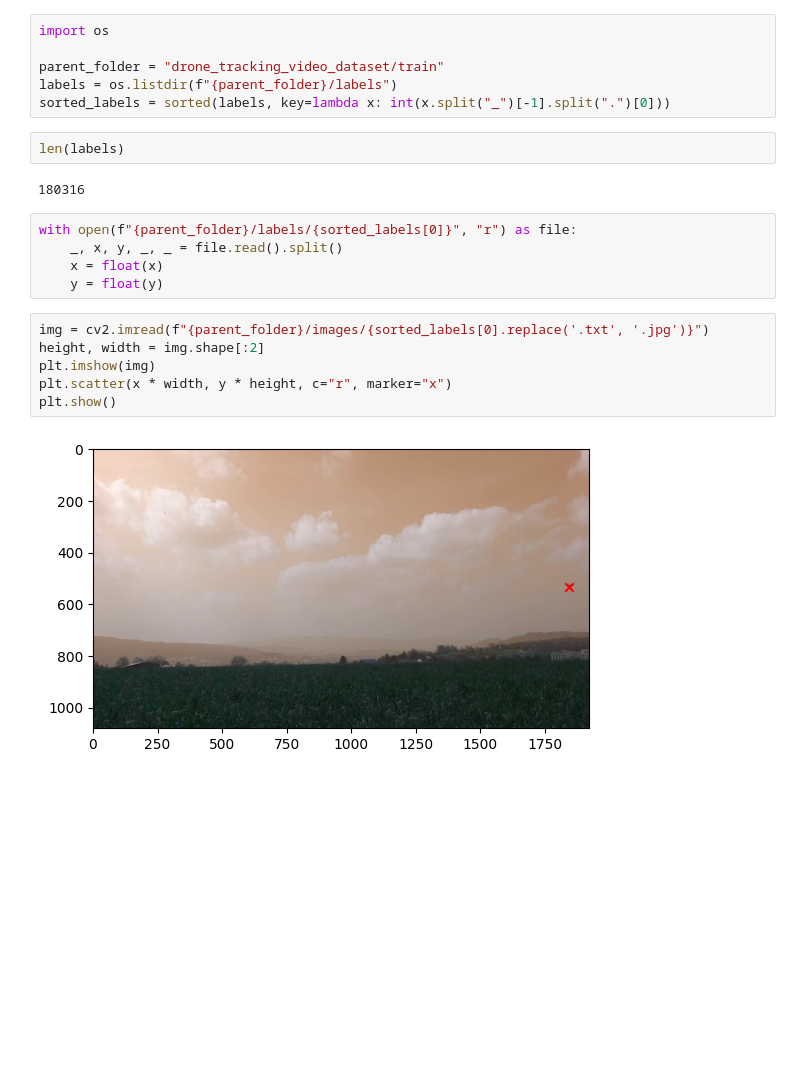
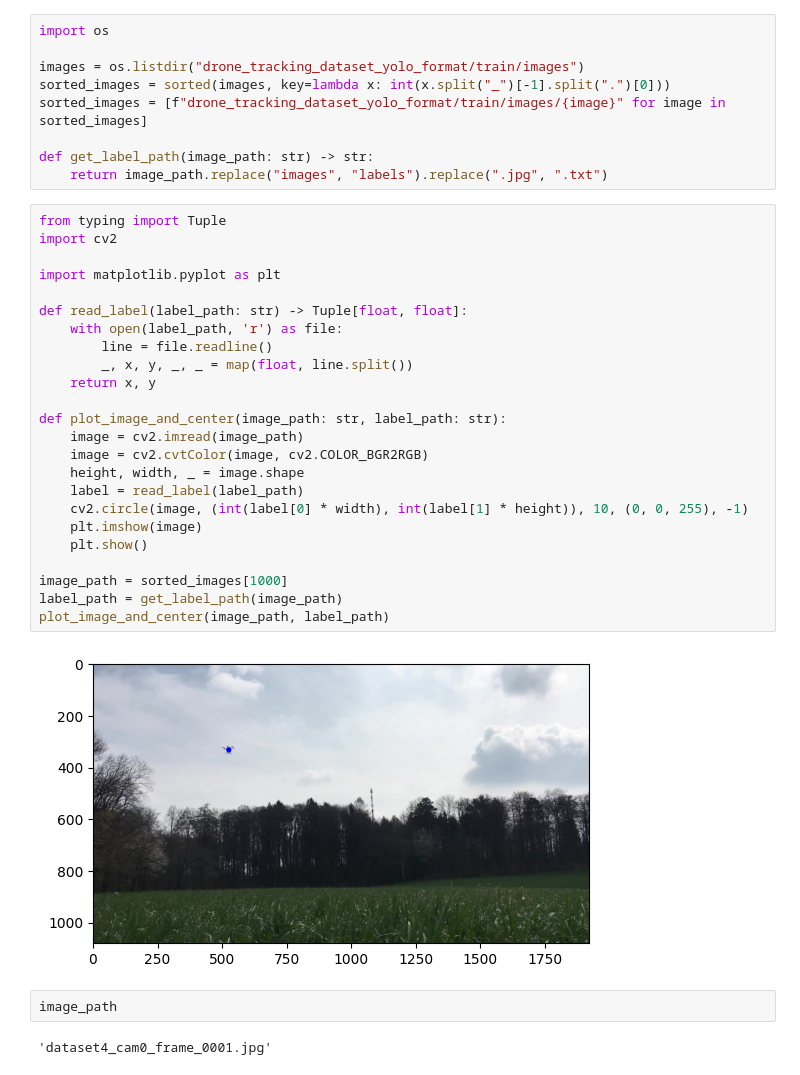
Before and after one commit to zeromarkinc/drone-tracking-datasets, a Jupyter notebook: visualize.ipynb, the cells around one changed output. Drawn from its saved outputs; the diff is of its cells as text; blank space fills up the shorter version.

Commit message:
dataset

```diff
--- a/visualize.ipynb
+++ b/visualize.ipynb
@@ -70,23 +1,39 @@ plt.show()
-# %%
-import os
-
-parent_folder = "drone_tracking_video_dataset/train"
-labels = os.listdir(f"{parent_folder}/labels")
-sorted_labels = sorted(labels, key=lambda x: int(x.split("_")[-1].split(".")[0]))
-# %%
-len(labels)
-# %% [output]
-180316
-# %%
-with open(f"{parent_folder}/labels/{sorted_labels[0]}", "r") as file:
-    _, x, y, _, _ = file.read().split()
-    x = float(x)
-    y = float(y)
-# %%
-img = cv2.imread(f"{parent_folder}/images/{sorted_labels[0].replace('.txt', '.jpg')}")
-height, width = img.shape[:2]
-plt.imshow(img)
-plt.scatter(x * width, y * height, c="r", marker="x")
-plt.show()
-# %% [output]
-[figure, removed]
+# %%
+import os
+
+images = os.listdir("drone_tracking_dataset_yolo_format/train/images")
+sorted_images = sorted(images, key=lambda x: int(x.split("_")[-1].split(".")[0]))
+sorted_images = [f"drone_tracking_dataset_yolo_format/train/images/{image}" for image in sorted_images]
+
+def get_label_path(image_path: str) -> str:
+    return image_path.replace("images", "labels").replace(".jpg", ".txt")
+# %%
+from typing import Tuple
+import cv2
+
+import matplotlib.pyplot as plt
+
+def read_label(label_path: str) -> Tuple[float, float]:
+    with open(label_path, 'r') as file:
+        line = file.readline()
+        _, x, y, _, _ = map(float, line.split())
+    return x, y
+
+def plot_image_and_center(image_path: str, label_path: str):
+    image = cv2.imread(image_path)
+    image = cv2.cvtColor(image, cv2.COLOR_BGR2RGB)
+    height, width, _ = image.shape
+    label = read_label(label_path)
+    cv2.circle(image, (int(label[0] * width), int(label[1] * height)), 10, (0, 0, 255), -1)
+    plt.imshow(image)
+    plt.show()
+
+image_path = sorted_images[1000]
+label_path = get_label_path(image_path)
+plot_image_and_center(image_path, label_path)
+# %% [output]
+[figure, added]
+# %%
+image_path
+# %% [output]
+'dataset4_cam0_frame_0001.jpg'
```
Also changed, not shown: parts of 5 cells of this notebook, 4 other files.
